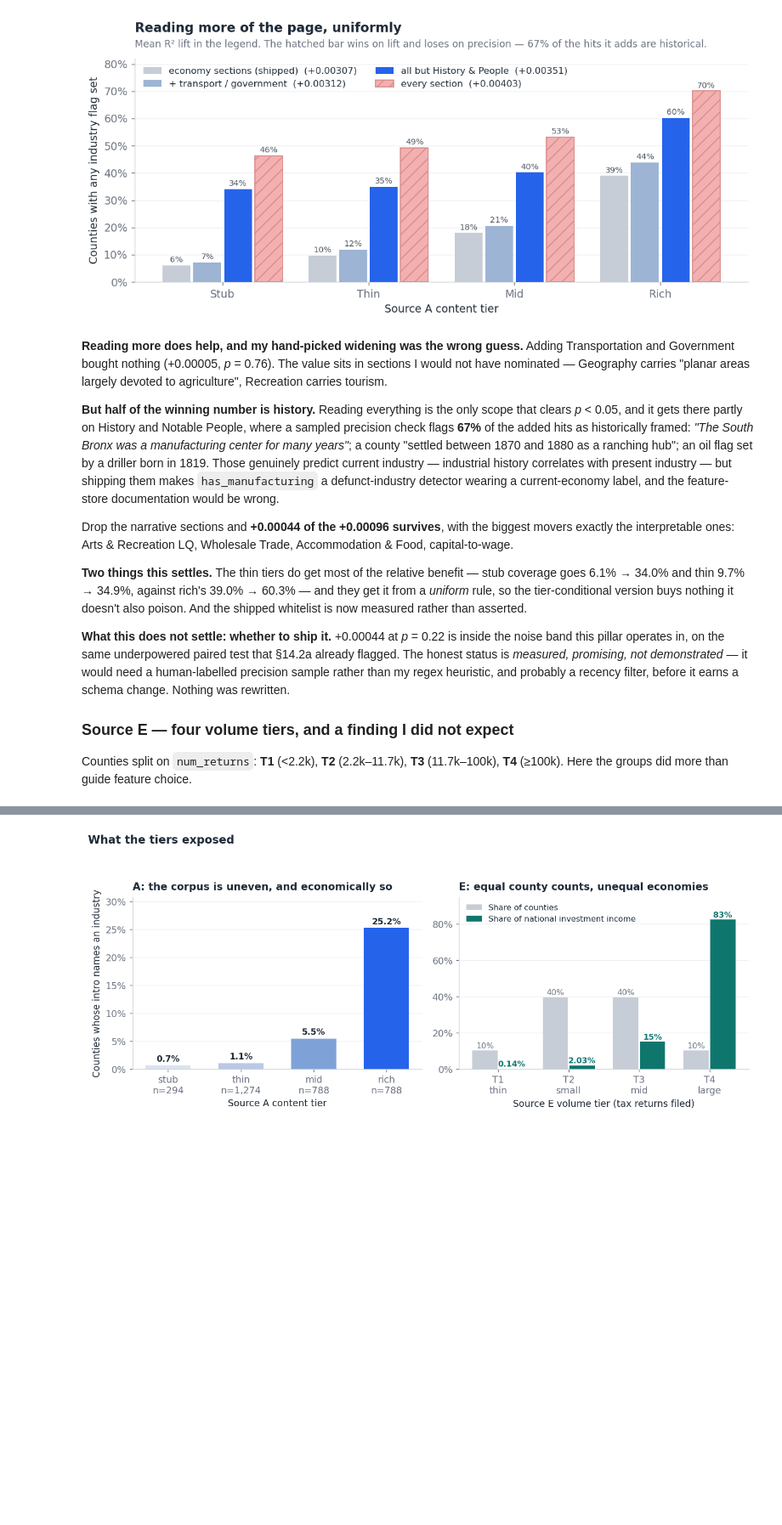
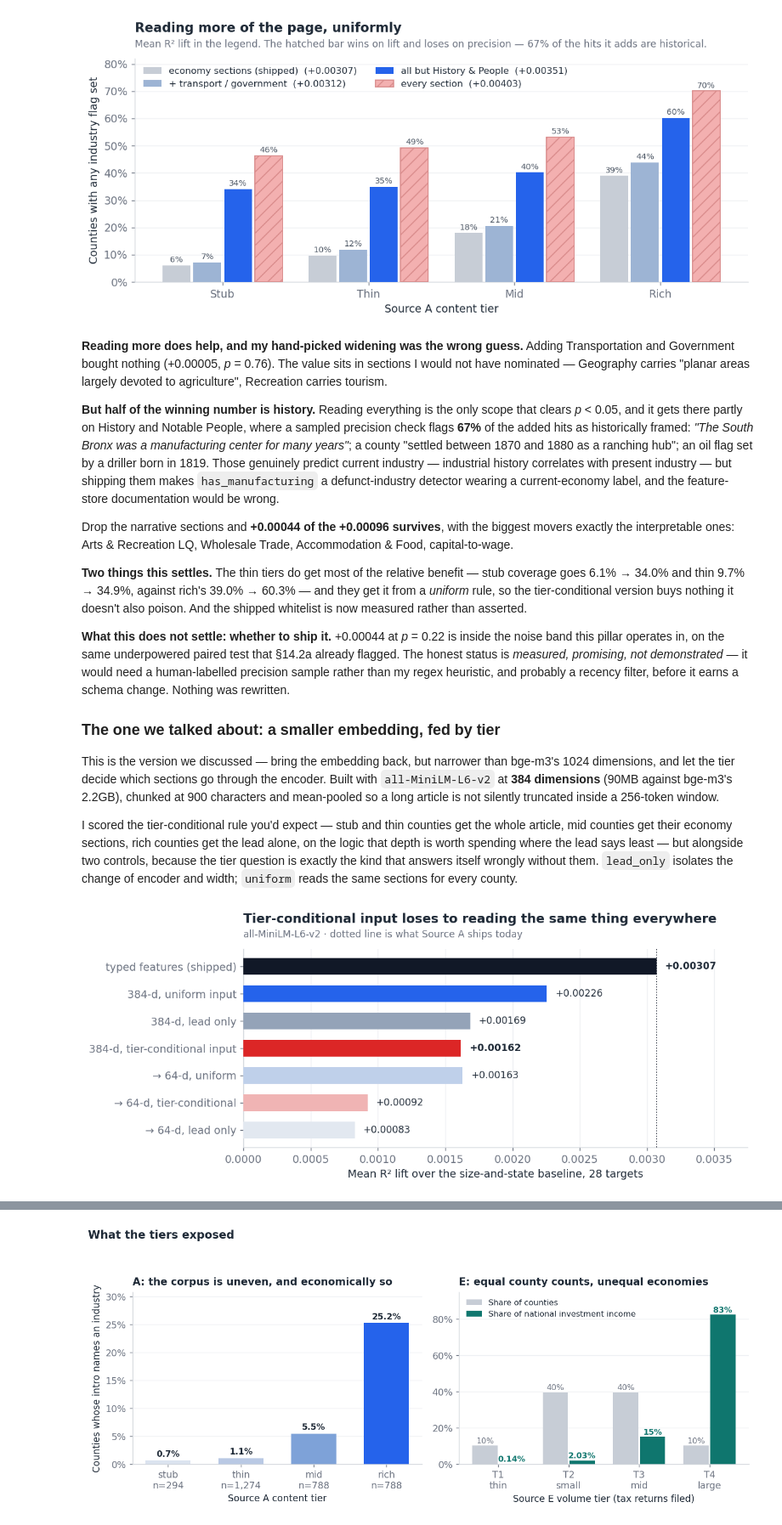
Before and after one commit to Max-Garcia-06/macro_embeddings, a Jupyter notebook: analysis-output/weekly-brief-2026-08-06.ipynb, the cells around one changed output, grey strips where cells are left out. Shown at 85% size. Cells and saved outputs as stored; diff of their text form; code cells hidden in the pictures; blank space fills up the shorter version.

```diff
--- a/analysis-output/weekly-brief-2026-08-06.ipynb
+++ b/analysis-output/weekly-brief-2026-08-06.ipynb
@@ -26,6 +26,7 @@ gst = json.loads((ANALYSIS / "cross-source" / "grain_effect_stats.json").read_te
 a_tiers = json.loads((ANALYSIS / "source-a" / "source_a_tier_stats.json").read_text())
 e_tiers = json.loads((ANALYSIS / "source-e" / "source_e_tier_stats.json").read_text())
 scope = json.loads((ANALYSIS / "source-a" / "source_a_section_scope_stats.json").read_text())
+embed = json.loads((ANALYSIS / "source-a" / "source_a_tiered_embedding_stats.json").read_text())
 
 LABELS = {
     "broadband_rate": "Broadband adoption",
@@ -254,7 +255,56 @@ the noise band this pillar operates in, on the same underpowered paired test tha
 it would need a human-labelled precision sample rather than my regex heuristic, and
 probably a recency filter, before it earns a schema change. Nothing was rewritten.
 
-### Source E — four volume tiers, and a finding I did not expect
+### The one we talked about: a smaller embedding, fed by tier
 
-Counties split on `num_returns`: **T1** (<2.2k), **T2** (2.2k–11.7k), **T3**
-(11.7k–100k), **T4** (≥100k). Here the groups did more than guide feature choice.
+This is the version we discussed — bring the embedding back, but narrower than
+bge-m3's 1024 dimensions, and let the tier decide which sections go through the
+encoder. Built with `all-MiniLM-L6-v2` at **384 dimensions** (90MB against bge-m3's
+2.2GB), chunked at 900 characters and mean-pooled so a long article is not silently
+truncated inside a 256-token window.
+
+I scored the tier-conditional rule you'd expect — stub and thin counties get the
+whole article, mid counties get their economy sections, rich counties get the lead
+alone, on the logic that depth is worth spending where the lead says least — but
+alongside two controls, because the tier question is exactly the kind that answers
+itself wrongly without them. `lead_only` isolates the change of encoder and width;
+`uniform` reads the same sections for every county.
+# %%
+REP_ORDER = ["typed_sections", "uniform", "lead_only", "tier_conditional",
+             "uniform_pca64", "tier_conditional_pca64", "lead_only_pca64"]
+REP_LABEL = {
+    "typed_sections": "typed features (shipped)",
+    "uniform": "384-d, uniform input",
+    "lead_only": "384-d, lead only",
+    "tier_conditional": "384-d, tier-conditional input",
+    "uniform_pca64": "→ 64-d, uniform",
+    "tier_conditional_pca64": "→ 64-d, tier-conditional",
+    "lead_only_pca64": "→ 64-d, lead only",
+}
+lifts = {k: embed["representations"][k]["mean_lift"] for k in REP_ORDER}
+
+fig, ax = plt.subplots(figsize=(9.4, 4.0))
+colors = ["#111827", "#2563eb", "#94a3b8", "#dc2626",
+          "#bfd0ea", "#f0b4b4", "#e2e8f0"]
+y = range(len(REP_ORDER))
+ax.barh(list(y), [lifts[k] for k in REP_ORDER], height=0.62, color=colors, zorder=3)
+for i, k in enumerate(REP_ORDER):
+    ax.text(lifts[k] + 0.00006, i, f"{lifts[k]:+.5f}", va="center",
+            fontsize=9.5, fontweight="bold" if k in ("typed_sections", "tier_conditional")
+            else "normal", color=INK)
+
+ax.axvline(lifts["typed_sections"], color="#111827", lw=1, ls=":", zorder=4)
+ax.set_yticks(list(y), [REP_LABEL[k] for k in REP_ORDER])
+ax.invert_yaxis()
+ax.set_xlim(0, max(lifts.values()) * 1.22)
+ax.set_xlabel("Mean R² lift over the size-and-state baseline, 28 targets")
+ax.set_title("Tier-conditional input loses to reading the same thing everywhere",
+             pad=26, loc="left")
+ax.text(0, 1.06, f"{embed['encoder'].split('/')[-1]} · dotted line is what Source A "
+        "ships today",
+        transform=ax.transAxes, fontsize=9.5, color="#6b7280")
+ax.grid(axis="x", color="#eef0f3", zorder=0)
+plt.tight_layout()
+plt.show()
+# %% [output]
+[figure, added]
```
Also changed, not shown: parts of 1 cell of this notebook, 1 other file.
